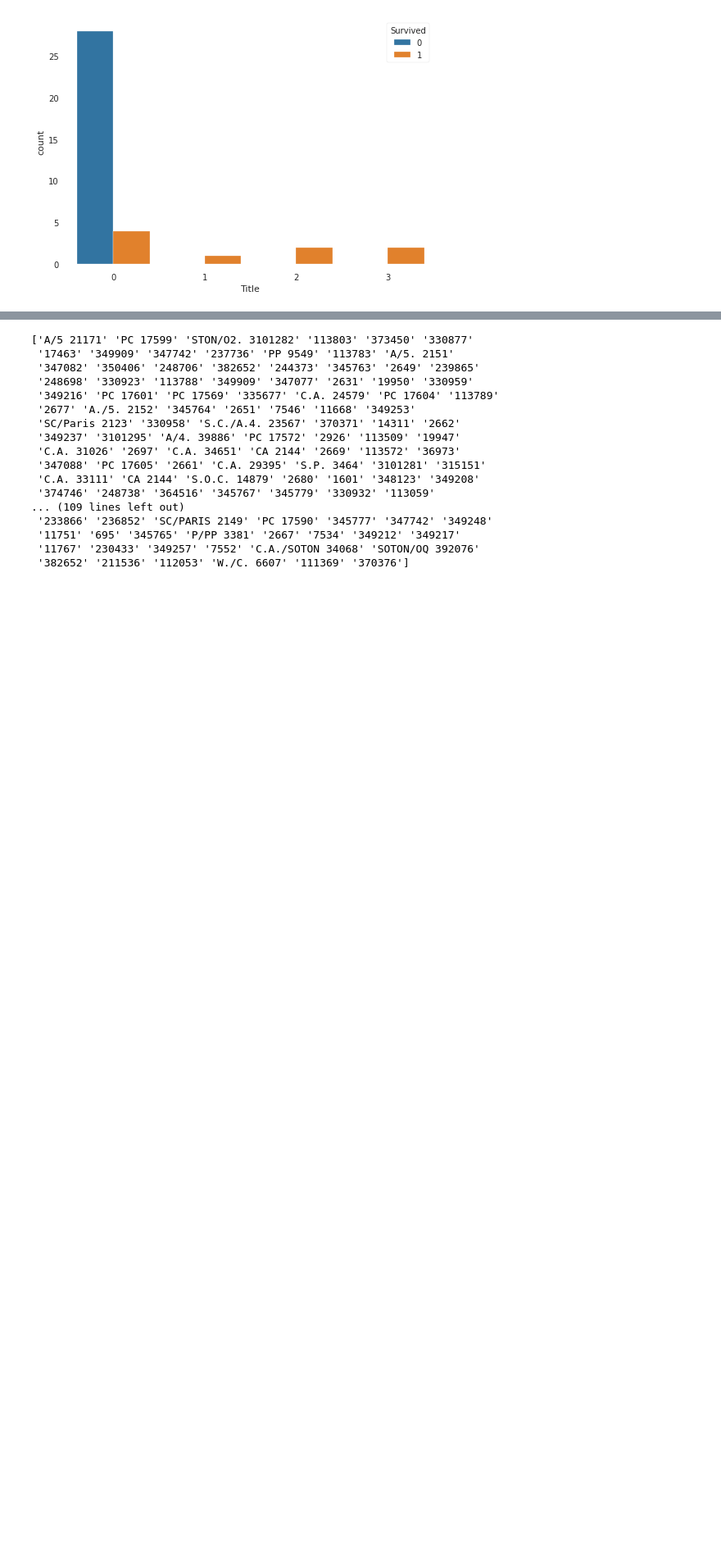
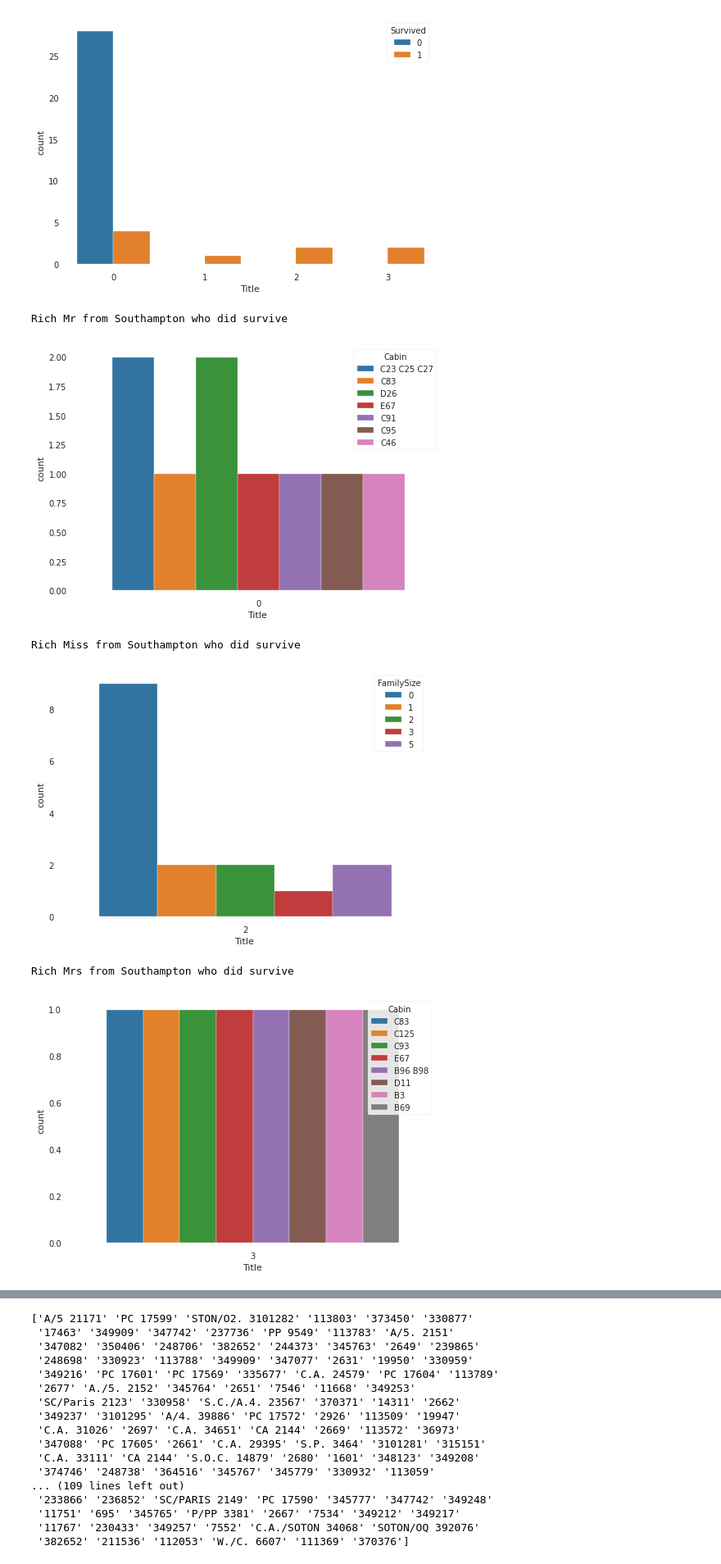
Before and after one commit to edouardkombo/titanic-kaggle-competition, a Jupyter notebook: index.ipynb, the cells around one changed output, grey strips where cells are left out. Shown at 82% size. Drawn from its saved outputs; the diff is of its cells as text; code cells hidden in the pictures; blank space fills up the shorter version.

```diff
--- a/index.ipynb
+++ b/index.ipynb
@@ -304,3 +304,32 @@ Poor passengers who embarked from Southampton + Title VS survived
 [figure]
 Poor passengers who embarked from Cherbourg + Title VS survived
 [figure]
+# %%
+# Fantastic, The significance of data is now clearly amazing, it will help us reach better accuracy
+# That's where the ant work starts
+# We have to filter out the survivals for each other remaining titles
+# We will try to reach 100% accuracy
+
+# Let's start with Southampton and titles 0, 2, 3 (Mr, Miss, Mrs)
+# The correct filters are present, because I did them amongst
+
+# Rich men from Southampton who survived seem to have the same characteristics
+# They are between 36-38, have family size between 0 and 5 and paid their tickets between 90 - 120
+aa = sns.countplot(x='Title', hue='Cabin', data=df.query('Rich==1 & Embarked==0 & Title==0 & Survived==0 & Sex==0'))
+print('Rich Mr from Southampton who did survive')
+plt.show()
+
+aa = sns.countplot(x='Title', hue='FamilySize', data=df.query('Rich==1 & Embarked==0 & Title==2 & Survived==1 & Sex==1'))
+print('Rich Miss from Southampton who did survive')
+plt.show()
+
+aa = sns.countplot(x='Title', hue='Cabin', data=df.query('Rich==1 & Embarked==0 & Title==3 & Survived==1 & Sex==1'))
+print('Rich Mrs from Southampton who did survive')
+plt.show()
+# %% [output]
+Rich Mr from Southampton who did survive
+[figure, added]
+Rich Miss from Southampton who did survive
+[figure, added]
+Rich Mrs from Southampton who did survive
+[figure, added]
```
Also changed, not shown: parts of 13 cells of this notebook, 12 other files.
